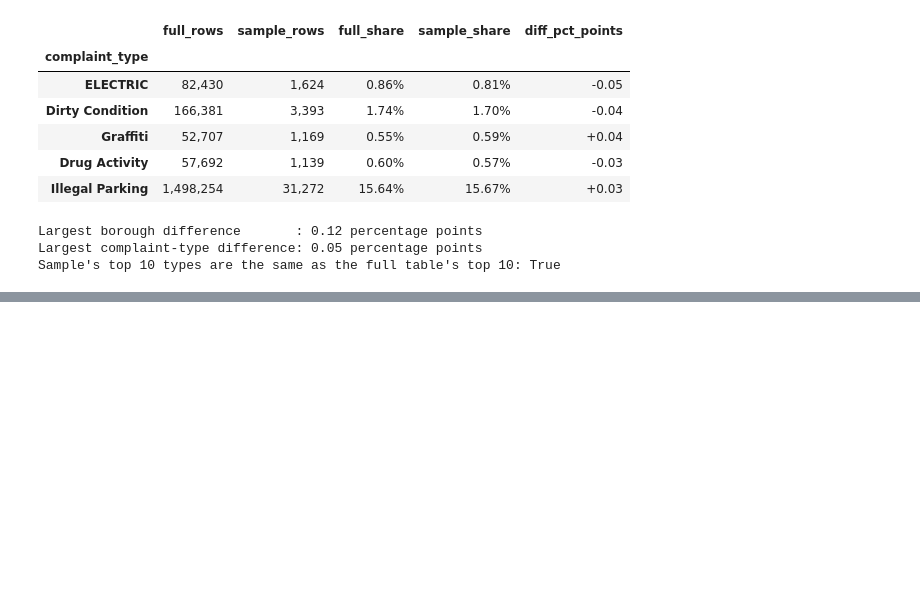
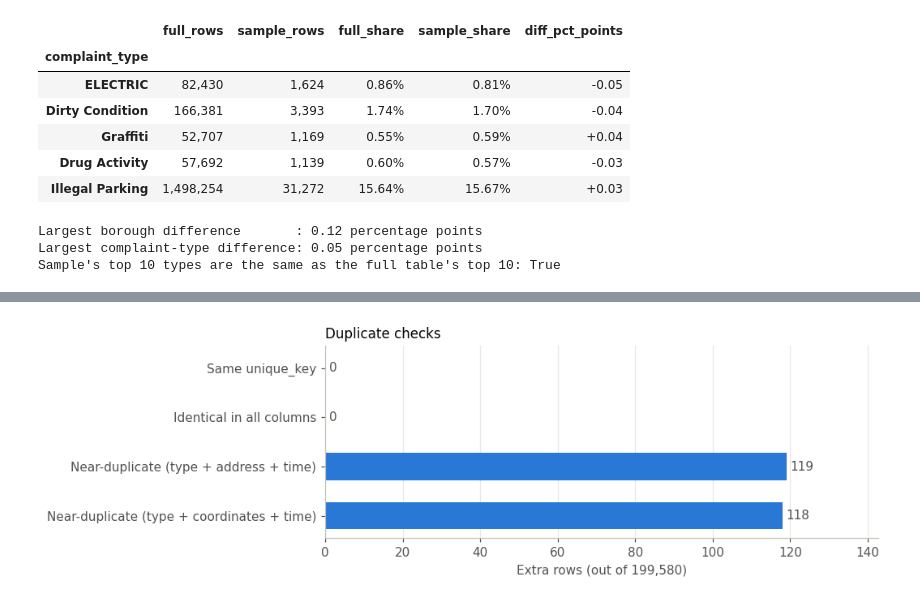
Before and after one commit to LyHenglong/CLD375-CivicAI, a Jupyter notebook: notebooks/01_data_cleaning_eda.ipynb, the cells around one changed output, grey strips where cells are left out. Saved outputs shown, nothing was run; the diff lists cells and outputs as text; code cells hidden in the pictures; blank space fills up the shorter version.

```diff
--- a/notebooks/01_data_cleaning_eda.ipynb
+++ b/notebooks/01_data_cleaning_eda.ipynb
@@ -391,0 +762,21 @@ Sample's top 10 types are the same as the full table's top 10: True
+# %%
+by_address = ["complaint_type", "incident_address", "created_date"]
+by_coords = ["complaint_type", "latitude", "longitude", "created_date"]
+has_address = raw.dropna(subset=by_address)
+has_coords = raw.dropna(subset=by_coords)
+
+duplicates = pd.Series({
+    "Same unique_key": raw["unique_key"].duplicated().sum(),
+    "Identical in all columns": raw.duplicated().sum(),
+    "Near-duplicate (type + address + time)": has_address.duplicated(by_address).sum(),
+    "Near-duplicate (type + coordinates + time)": has_coords.duplicated(by_coords).sum(),
+}, name="extra_rows")
+display(duplicates.to_frame().style.format("{:,}"))
+
+near = has_address[has_address.duplicated(by_address, keep=False)]
+print(f"Rows that belong to a near-duplicate group (by address): {len(near):,} ({len(near) / len(raw):.2%} of rows)")
+print("By agency:", near["agency"].value_counts().to_dict())
+print("Rows in these groups that also share the same descriptor:",
+      int(near.duplicated(by_address + ["descriptor"], keep=False).sum()))
+print("\nExample near-duplicate groups:")
+display(near.sort_values(by_address).head(6)[["unique_key", "created_date", "agency", "complaint_type", "descriptor", "incident_address"]])
@@ -391,0 +801,13 @@ Sample's top 10 types are the same as the full table's top 10: True
+# %%
+fig, ax = plt.subplots(figsize=(8, 2.8))
+bars = ax.barh(duplicates.index, duplicates.values, color=BLUE, height=0.55)
+ax.bar_label(bars, labels=[f"{v:,}" for v in duplicates.values], color=INK, fontsize=10, padding=3)
+ax.invert_yaxis()
+ax.set_xlim(0, max(duplicates.max() * 1.2, 10))
+ax.set_xlabel(f"Extra rows (out of {len(raw):,})")
+ax.set_title("Duplicate checks", loc="left", fontsize=11)
+ax.grid(axis="y", visible=False)
+fig.savefig(FIG_DIR / "02_duplicates.png")
+plt.show()
+# %% [output]
+[figure, added]
```
Also changed, not shown: parts of 58 cells of this notebook, 16 other files.
